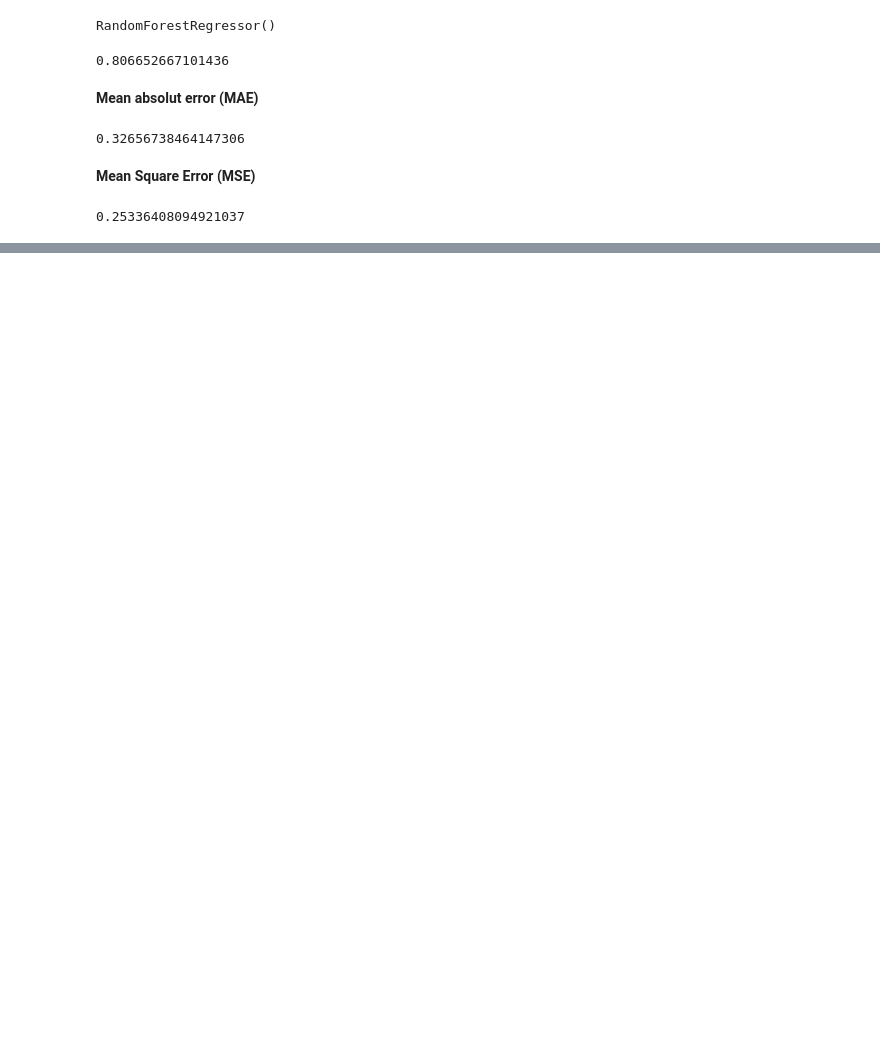
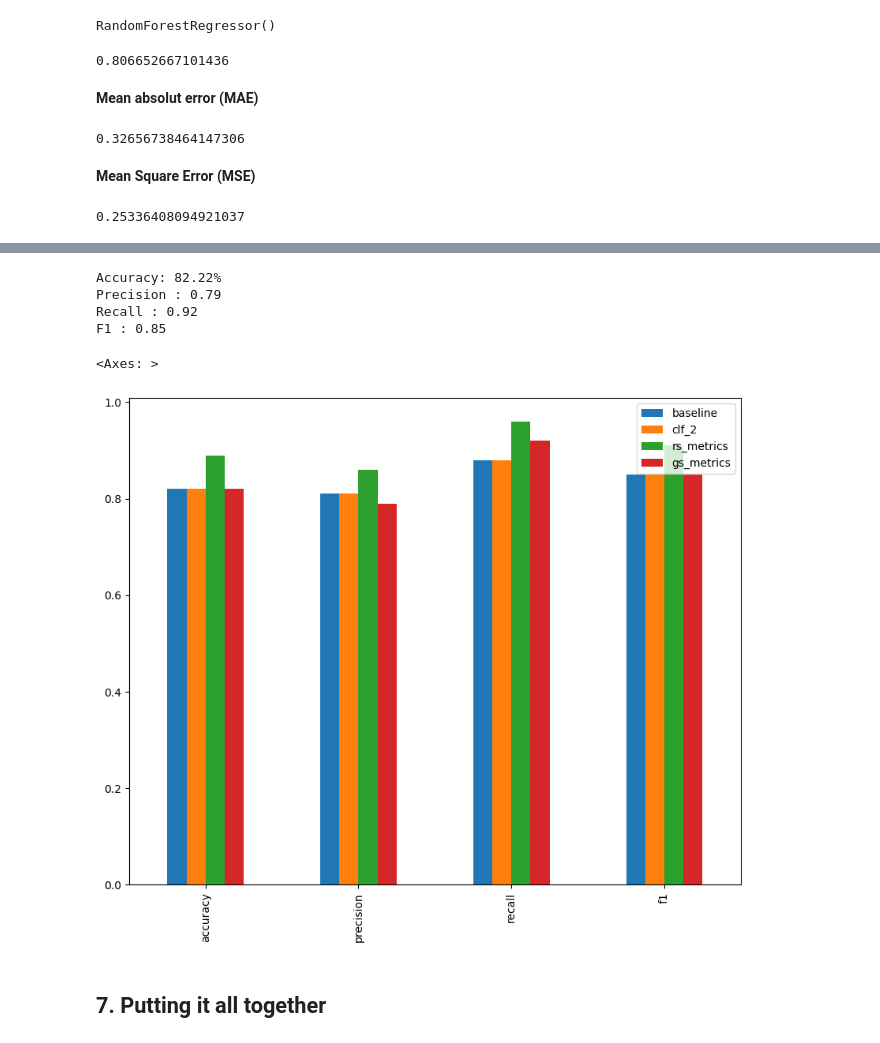
Before and after one commit to KyraWillow/introduction-to-scikit-learn, a Jupyter notebook: introduction-to-scikit-learn.ipynb, the cells around one changed output, grey strips where cells are left out. Drawn from its saved outputs; the diff is of its cells as text; code cells hidden in the pictures; blank space fills up the shorter version.

```diff
--- a/introduction-to-scikit-learn.ipynb
+++ b/introduction-to-scikit-learn.ipynb
@@ -931,0 +1222,3 @@ mean_squared_error(y_test, y_pred)
+# %%
+clf_y_rs = rs_clf.predict(X_valid)
+rs_metrics = evaluate_preds(y_valid, clf_y_rs)
@@ -931,0 +1232,30 @@ mean_squared_error(y_test, y_pred)
+# %%
+from sklearn.model_selection import GridSearchCV
+
+grid = {
+    "n_estimators": [10, 100, 150],
+    "max_depth": [20, 30, 40, 50],
+    "min_samples_split": [2, 5, 10],
+    "max_features": ["log2"],
+    "min_samples_leaf": [2, 4]
+}
+
+np.random.seed(42)
+
+# Split into X & y
+X = heart_disease_shuffle.drop("target", axis=1)
+y = heart_disease_shuffle["target"]
+
+# Split into train & test sets
+X_train, X_test, y_train, y_test = train_test_split(X, y, test_size=0.2)
+
+clf = RandomForestClassifier(n_jobs=1)
+
+gs_clf = GridSearchCV(
+    estimator=clf,
+    param_grid=grid,
+    cv=5,
+    verbose=2
+)
+
+gs_clf.fit(X_train, y_train)
@@ -931,0 +1286,22 @@ mean_squared_error(y_test, y_pred)
+# %%
+clf_y_gs = gs_clf.predict(X_valid)
+gs_metrics = evaluate_preds(y_valid, clf_y_gs)
+# %% [output]
+Accuracy: 82.22%
+Precision : 0.79
+Recall : 0.92
+F1 : 0.85
+# %%
+compare_metrics = pd.DataFrame({
+    "baseline": baseline_metrics,
+    "clf_2": baseline_metrics_2,
+    "rs_metrics": rs_metrics,
+    "gs_metrics": gs_metrics
+})
+
+compare_metrics.plot.bar(figsize=(10, 8))
+# %% [output]
+<Axes: >
+[figure, added]
+# %% [markdown]
+## 7. Putting it all together
```
Also changed, not shown: parts of 41 cells of this notebook.
